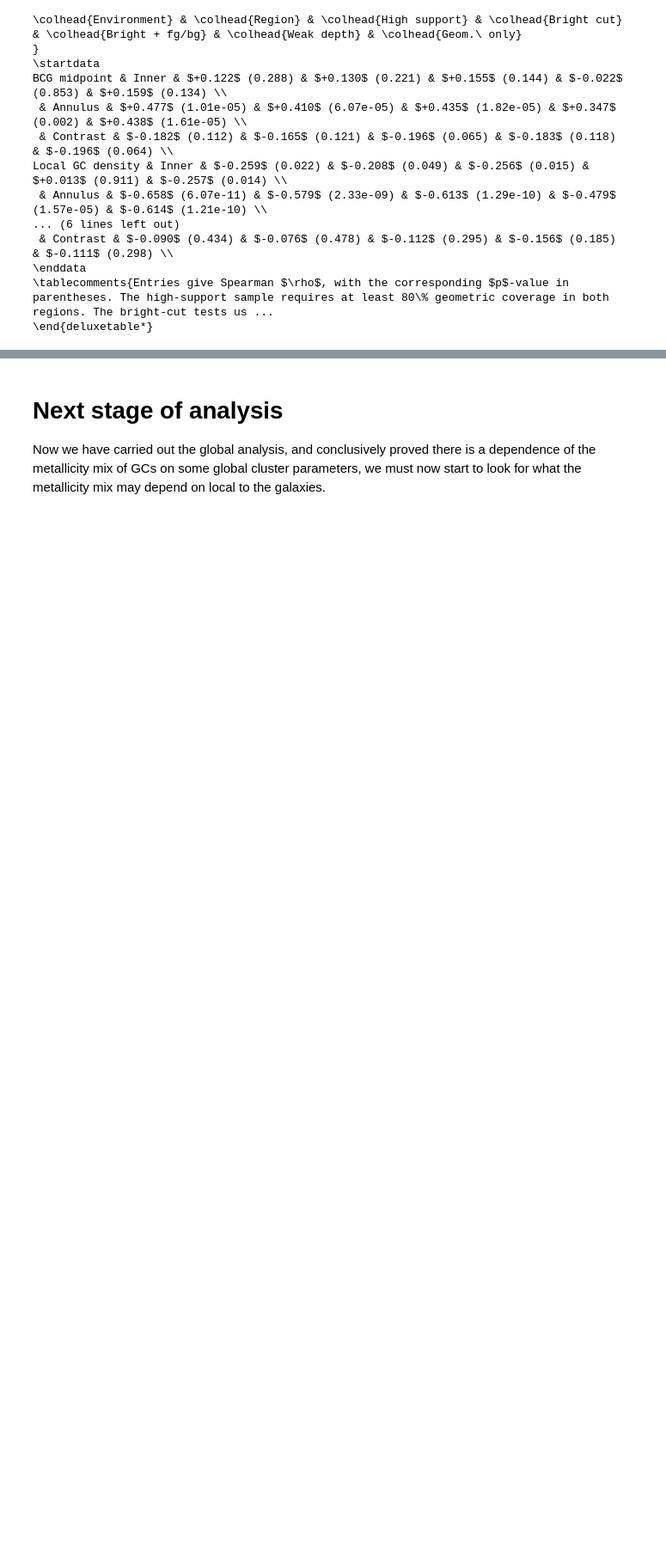
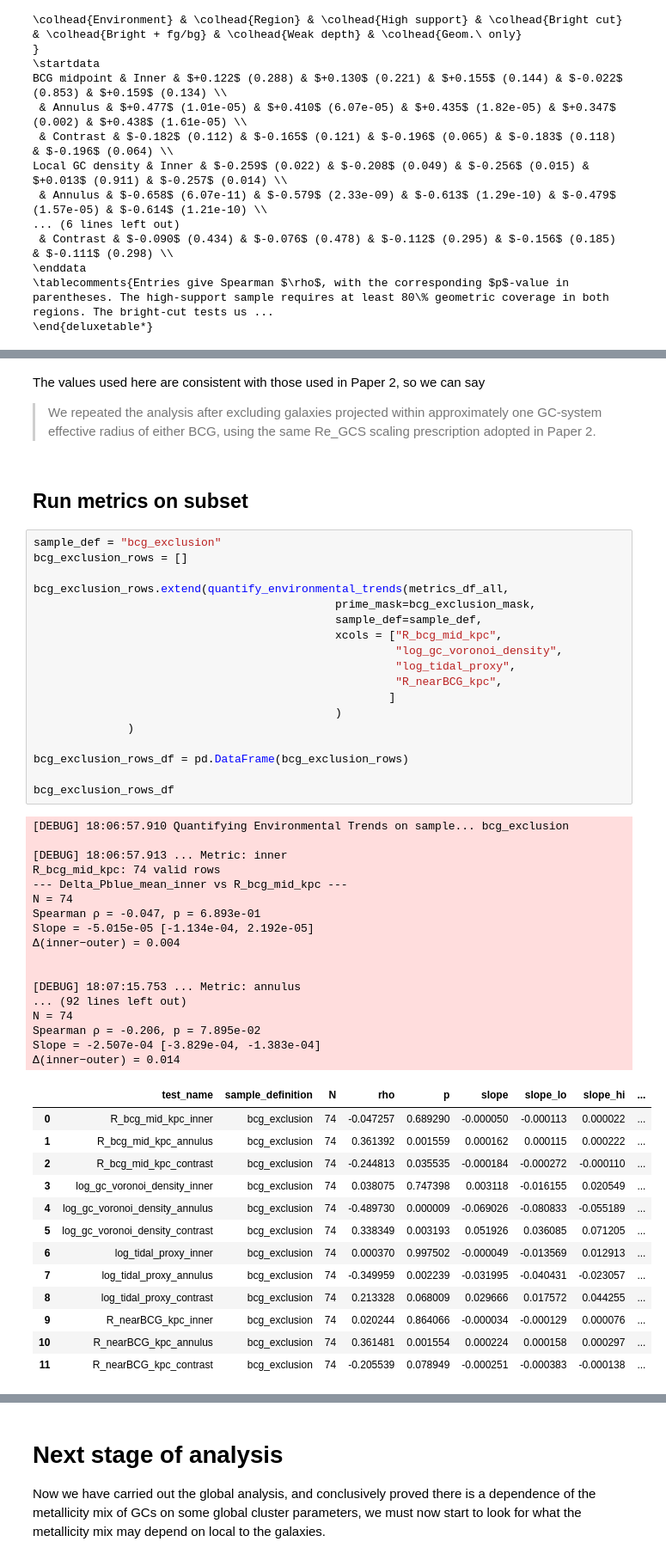
Before and after one commit to Pommers/Coma-GCS-colors, a Jupyter notebook: Paper3_color_metrics_referee_revised.ipynb, the cells around one changed output, grey strips where cells are left out. Shown at 86% size. Saved outputs shown, nothing was run; the diff lists cells and outputs as text; blank space fills up the shorter version.

Commit message:
Inclusion of BCG exclusion metrics

```diff
--- a/Paper3_color_metrics_referee_revised.ipynb
+++ b/Paper3_color_metrics_referee_revised.ipynb
@@ -5902,0 +5990,55 @@ Local GC density & Inner & $-0.259$ (0.022) & $-0.208$ (0.049) & $-0.256$ (0.015
+# %% [markdown]
+The values used here are consistent with those used in Paper 2, so we can say
+
+> We repeated the analysis after excluding galaxies projected within approximately one GC-system effective radius of either BCG, using the same Re_GCS scaling prescription adopted in Paper 2.
+# %% [markdown]
+## Run metrics on subset
+# %%
+sample_def = "bcg_exclusion"
+bcg_exclusion_rows = []
+
+bcg_exclusion_rows.extend(quantify_environmental_trends(metrics_df_all,
+                                             prime_mask=bcg_exclusion_mask,
+                                             sample_def=sample_def,
+                                             xcols = ["R_bcg_mid_kpc",
+                                                      "log_gc_voronoi_density",
+                                                      "log_tidal_proxy",
+                                                      "R_nearBCG_kpc",
+                                                     ]
+                                             )
+              )
+
+bcg_exclusion_rows_df = pd.DataFrame(bcg_exclusion_rows)
+
+bcg_exclusion_rows_df
+# %% [output]
+[DEBUG] 18:06:57.910 Quantifying Environmental Trends on sample... bcg_exclusion
+
+[DEBUG] 18:06:57.913 ... Metric: inner
+R_bcg_mid_kpc: 74 valid rows
+--- Delta_Pblue_mean_inner vs R_bcg_mid_kpc ---
+N = 74
+Spearman ρ = -0.047, p = 6.893e-01
+Slope = -5.015e-05 [-1.134e-04, 2.192e-05]
+Δ(inner−outer) = 0.004
+
+
+[DEBUG] 18:07:15.753 ... Metric: annulus
+... (92 lines left out)
+N = 74
+Spearman ρ = -0.206, p = 7.895e-02
+Slope = -2.507e-04 [-3.829e-04, -1.383e-04]
+Δ(inner−outer) = 0.014
+|  | test_name | sample_definition | N | rho | p | slope | slope_lo | slope_hi | ... |
+| 0 | R_bcg_mid_kpc_inner | bcg_exclusion | 74 | -0.047257 | 0.689290 | -0.000050 | -0.000113 | 0.000022 | ... |
+| 1 | R_bcg_mid_kpc_annulus | bcg_exclusion | 74 | 0.361392 | 0.001559 | 0.000162 | 0.000115 | 0.000222 | ... |
+| 2 | R_bcg_mid_kpc_contrast | bcg_exclusion | 74 | -0.244813 | 0.035535 | -0.000184 | -0.000272 | -0.000110 | ... |
+| 3 | log_gc_voronoi_density_inner | bcg_exclusion | 74 | 0.038075 | 0.747398 | 0.003118 | -0.016155 | 0.020549 | ... |
+| 4 | log_gc_voronoi_density_annulus | bcg_exclusion | 74 | -0.489730 | 0.000009 | -0.069026 | -0.080833 | -0.055189 | ... |
+| 5 | log_gc_voronoi_density_contrast | bcg_exclusion | 74 | 0.338349 | 0.003193 | 0.051926 | 0.036085 | 0.071205 | ... |
+| 6 | log_tidal_proxy_inner | bcg_exclusion | 74 | 0.000370 | 0.997502 | -0.000049 | -0.013569 | 0.012913 | ... |
+| 7 | log_tidal_proxy_annulus | bcg_exclusion | 74 | -0.349959 | 0.002239 | -0.031995 | -0.040431 | -0.023057 | ... |
+| 8 | log_tidal_proxy_contrast | bcg_exclusion | 74 | 0.213328 | 0.068009 | 0.029666 | 0.017572 | 0.044255 | ... |
+| 9 | R_nearBCG_kpc_inner | bcg_exclusion | 74 | 0.020244 | 0.864066 | -0.000034 | -0.000129 | 0.000076 | ... |
+| 10 | R_nearBCG_kpc_annulus | bcg_exclusion | 74 | 0.361481 | 0.001554 | 0.000224 | 0.000158 | 0.000297 | ... |
+| 11 | R_nearBCG_kpc_contrast | bcg_exclusion | 74 | -0.205539 | 0.078949 | -0.000251 | -0.000383 | -0.000138 | ... |
```
Also changed, not shown: parts of 22 cells of this notebook, 1 other file.
